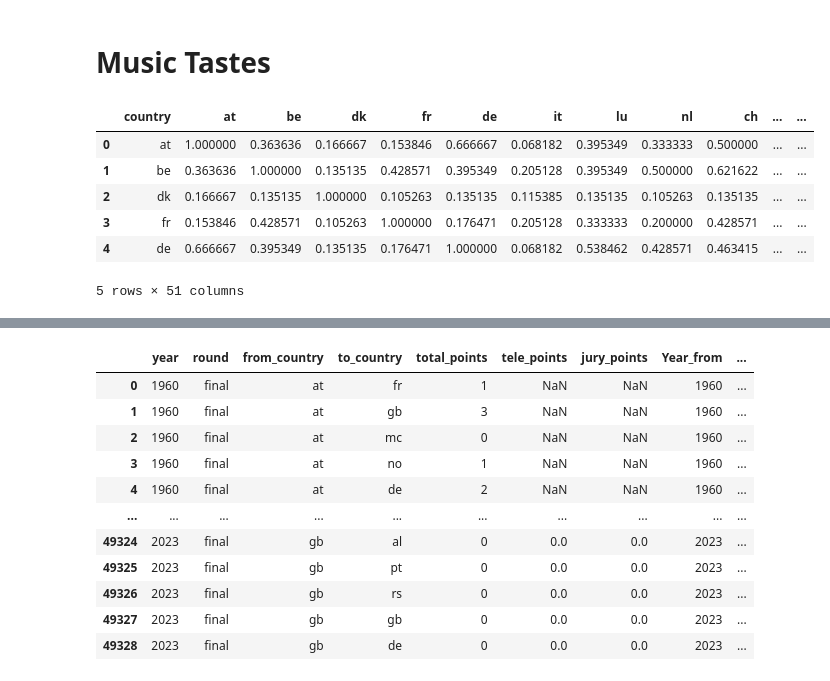
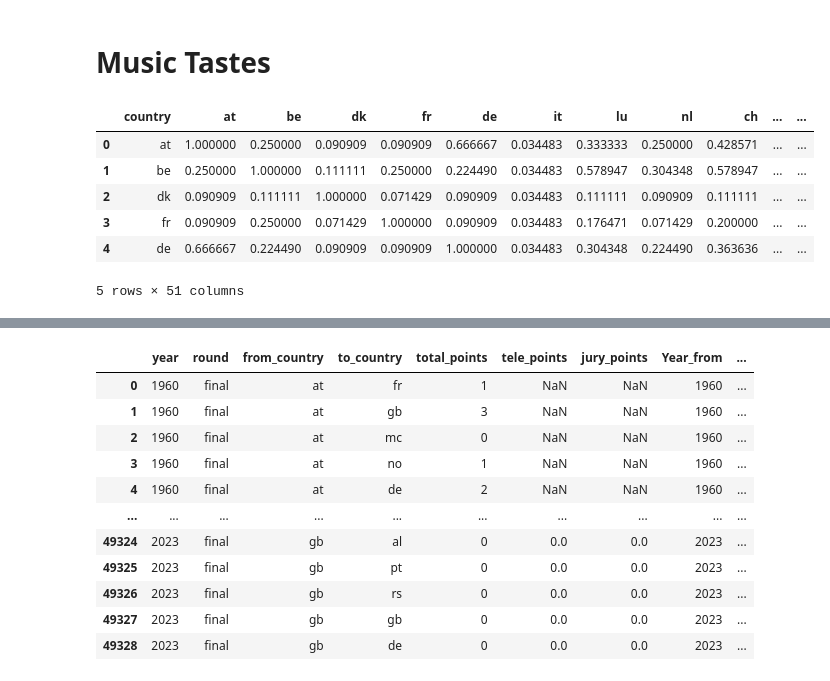
Before and after one commit to kluedemann/eurovision-voting-analysis, a Jupyter notebook: src/data_processing.ipynb, the cells around one changed output, grey strips where cells are left out. Cells and saved outputs as stored; diff of their text form; code cells hidden in the pictures.

```diff
--- a/src/data_processing.ipynb
+++ b/src/data_processing.ipynb
@@ -355,15 +355,18 @@ vote_dists
 49329 rows × 48 columns
 # %% [markdown]
 # Music Tastes
-# %%
-music_similarity_raw = pd.read_csv("../data/jaccard_normalized_genres_similarity.csv")
-music_similarity_raw.head()
-# %% [output]
-|  | country | at | be | dk | fr | de | it | lu | nl | ch | ... | ... |
-| 0 | at | 1.000000 | 0.363636 | 0.166667 | 0.153846 | 0.666667 | 0.068182 | 0.395349 | 0.333333 | 0.500000 | ... | ... |
-| 1 | be | 0.363636 | 1.000000 | 0.135135 | 0.428571 | 0.395349 | 0.205128 | 0.395349 | 0.500000 | 0.621622 | ... | ... |
-| 2 | dk | 0.166667 | 0.135135 | 1.000000 | 0.105263 | 0.135135 | 0.115385 | 0.135135 | 0.105263 | 0.135135 | ... | ... |
-| 3 | fr | 0.153846 | 0.428571 | 0.105263 | 1.000000 | 0.176471 | 0.205128 | 0.333333 | 0.200000 | 0.428571 | ... | ... |
-| 4 | de | 0.666667 | 0.395349 | 0.135135 | 0.176471 | 1.000000 | 0.068182 | 0.538462 | 0.428571 | 0.463415 | ... | ... |
-5 rows × 51 columns
+# %%
+jaccard_genre_raw = pd.read_csv("../data/jaccard_normalized_genres_similarity.csv")
+jaccard_artist_raw = pd.read_csv("../data/jaccard_normalized_artists_similarity.csv")
+dice_artist_raw = pd.read_csv("../data/dice_sorensen_normalized_artists_similarity.csv")
+dice_genre_raw = pd.read_csv("../data/dice_sorensen_normalized_genres_similarity.csv")
+jaccard_artist_raw.head()
+# %% [output]
+|  | country | at | be | dk | fr | de | it | lu | nl | ch | ... | ... |
+| 0 | at | 1.000000 | 0.250000 | 0.090909 | 0.090909 | 0.666667 | 0.034483 | 0.333333 | 0.250000 | 0.428571 | ... | ... |
+| 1 | be | 0.250000 | 1.000000 | 0.111111 | 0.250000 | 0.224490 | 0.034483 | 0.578947 | 0.304348 | 0.578947 | ... | ... |
+| 2 | dk | 0.090909 | 0.111111 | 1.000000 | 0.071429 | 0.090909 | 0.034483 | 0.111111 | 0.090909 | 0.111111 | ... | ... |
+| 3 | fr | 0.090909 | 0.250000 | 0.071429 | 1.000000 | 0.090909 | 0.034483 | 0.176471 | 0.071429 | 0.200000 | ... | ... |
+| 4 | de | 0.666667 | 0.224490 | 0.090909 | 0.090909 | 1.000000 | 0.034483 | 0.304348 | 0.224490 | 0.363636 | ... | ... |
+5 rows × 51 columns
 # %%
```
Also changed, not shown: parts of 2 cells of this notebook, 2 other files.
